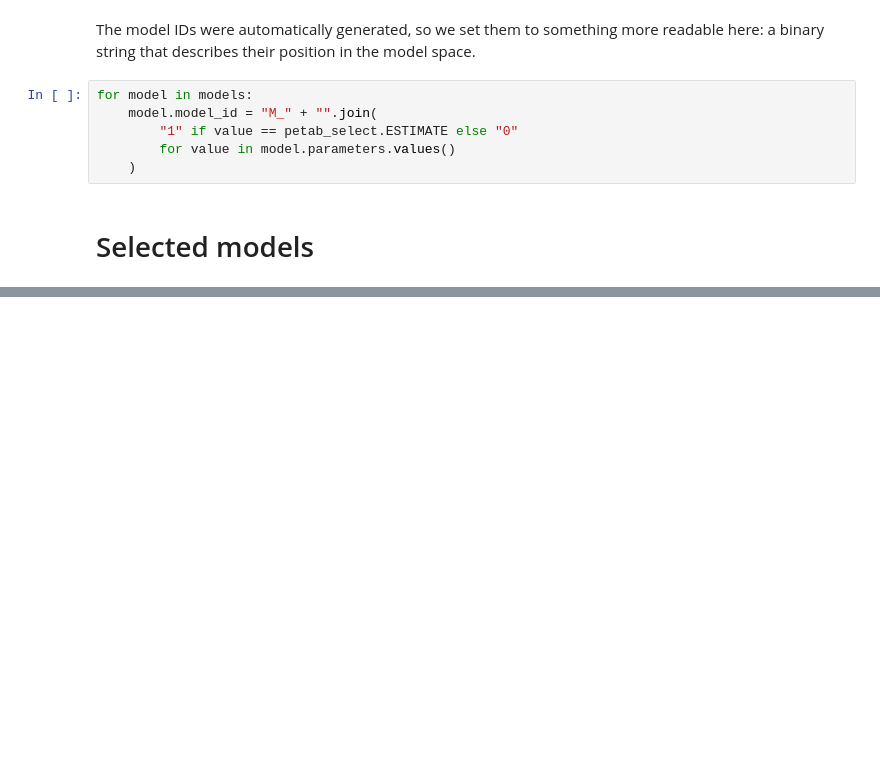
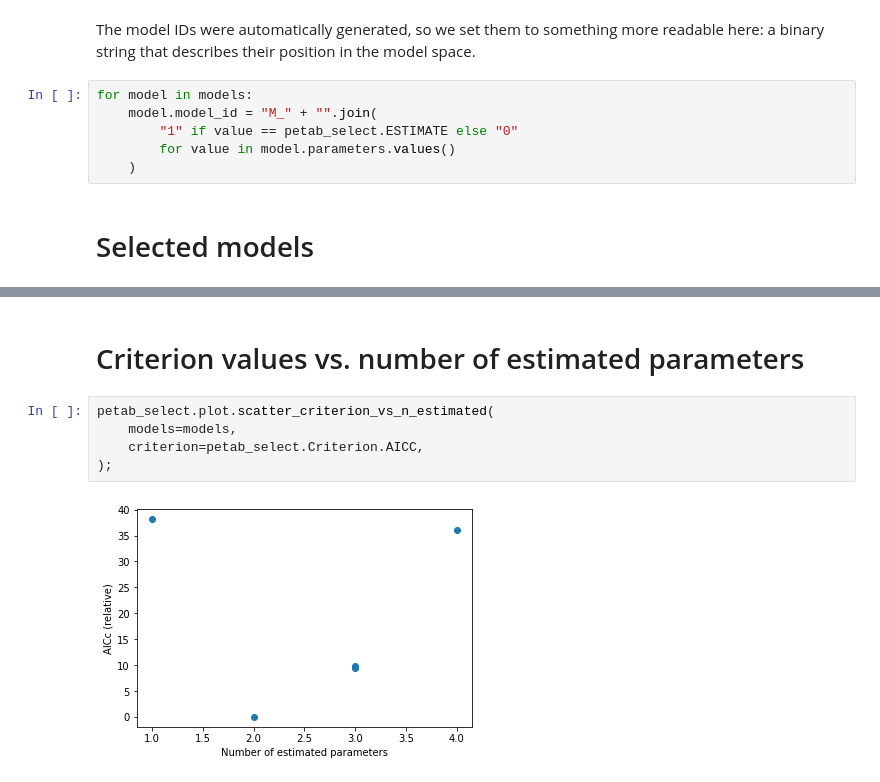
Before and after one commit to PEtab-dev/petab_select, a Jupyter notebook: doc/examples/visualization.ipynb, the cells around one changed output, grey strips where cells are left out. Cells and saved outputs as stored; diff of their text form; blank space fills up the shorter version.

```diff
--- a/doc/examples/visualization.ipynb
+++ b/doc/examples/visualization.ipynb
@@ -43,0 +44,9 @@ petab_select.plot.bar_graph(
+# %% [markdown]
+# Criterion values vs. number of estimated parameters
+# %%
+petab_select.plot.scatter_criterion_vs_n_estimated(
+    models=models,
+    criterion=petab_select.Criterion.AICC,
+);
+# %% [output]
+[figure, added]
```
Also changed, not shown: parts of 5 cells of this notebook, 1 other file.
